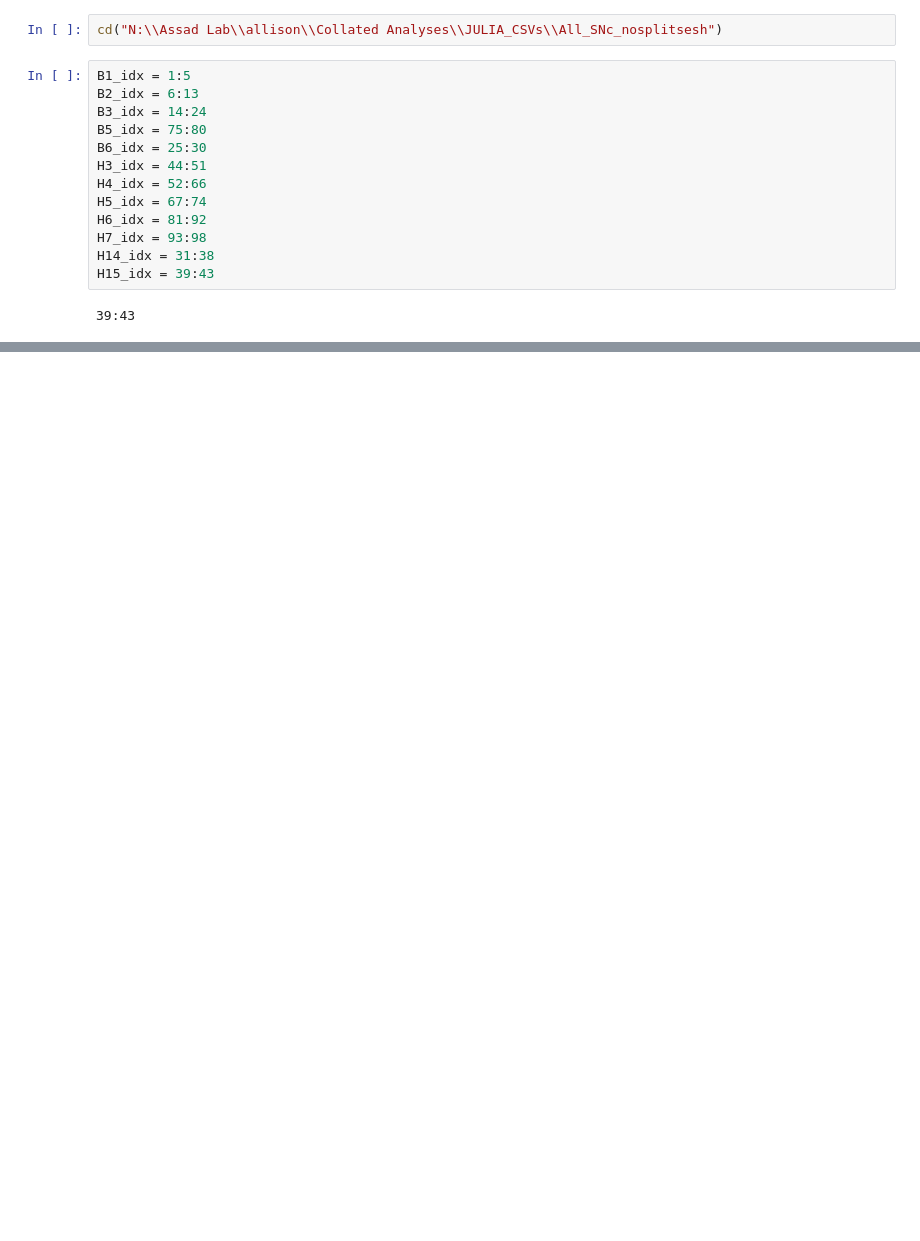
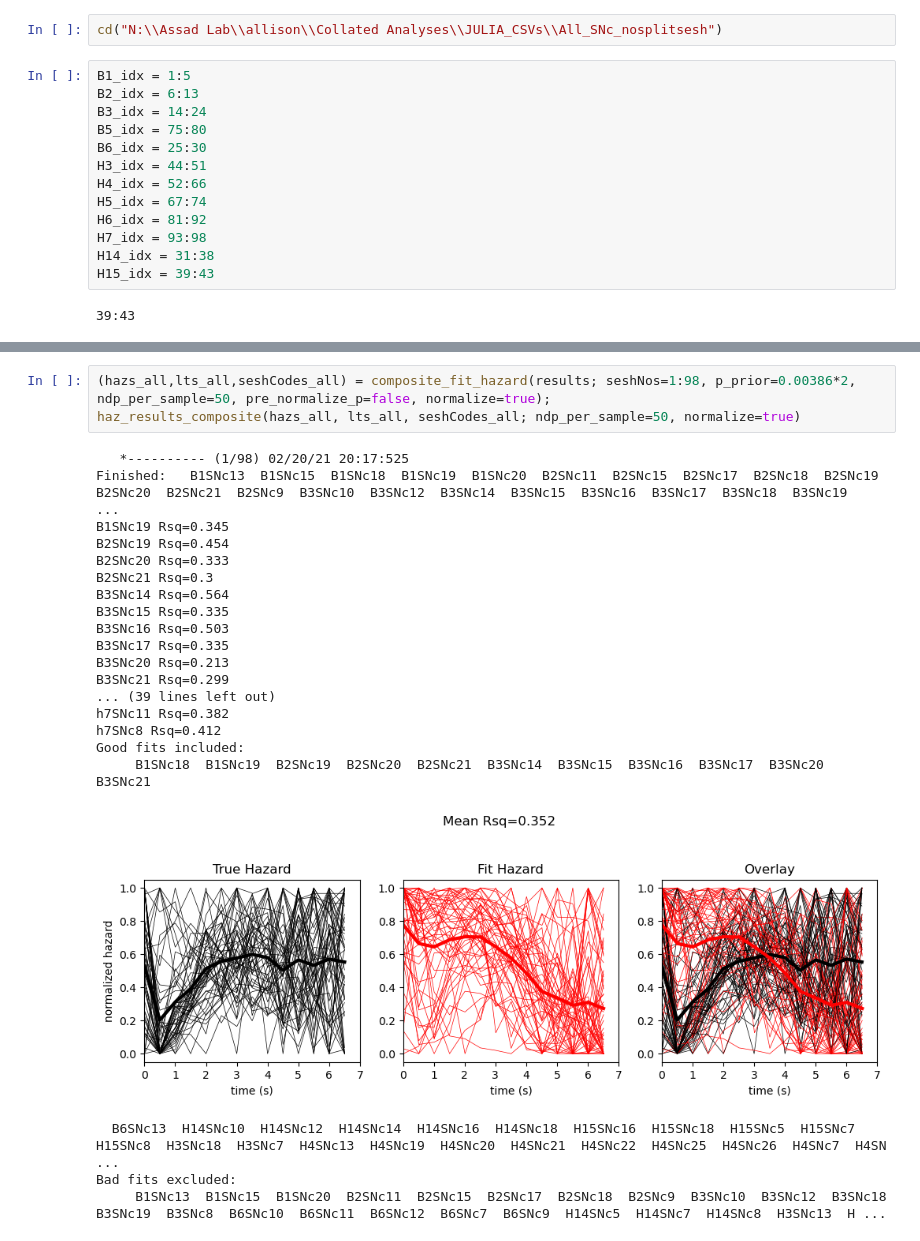
Before and after one commit to harvardschoolofmouse/HSOManalysisPackages, a Jupyter notebook: JuliaLanguage_Hierarchical_Models/2021-2-20 fulllogit and hazard Rig1.ipynb, the cells around one changed output, grey strips where cells are left out. Cells and saved outputs as stored; diff of their text form; blank space fills up the shorter version.

```diff
--- a/JuliaLanguage_Hierarchical_Models/2021-2-20 fulllogit and hazard Rig1.ipynb
+++ b/JuliaLanguage_Hierarchical_Models/2021-2-20 fulllogit and hazard Rig1.ipynb
@@ -51,0 +291,25 @@ Processing B1_SNc_13...(2021-02-20_1610)
+# %%
+(hazs_all,lts_all,seshCodes_all) = composite_fit_hazard(results; seshNos=1:98, p_prior=0.00386*2, ndp_per_sample=50, pre_normalize_p=false, normalize=true);
+haz_results_composite(hazs_all, lts_all, seshCodes_all; ndp_per_sample=50, normalize=true)
+# %% [output]
+   *---------- (1/98) 02/20/21 20:17:525
+Finished:   B1SNc13  B1SNc15  B1SNc18  B1SNc19  B1SNc20  B2SNc11  B2SNc15  B2SNc17  B2SNc18  B2SNc19  B2SNc20  B2SNc21  B2SNc9  B3SNc10  B3SNc12  B3SNc14  B3SNc15  B3SNc16  B3SNc17  B3SNc18  B3SNc19   ...
+B1SNc19 Rsq=0.345
+B2SNc19 Rsq=0.454
+B2SNc20 Rsq=0.333
+B2SNc21 Rsq=0.3
+B3SNc14 Rsq=0.564
+B3SNc15 Rsq=0.335
+B3SNc16 Rsq=0.503
+B3SNc17 Rsq=0.335
+B3SNc20 Rsq=0.213
+B3SNc21 Rsq=0.299
+... (39 lines left out)
+h7SNc11 Rsq=0.382
+h7SNc8 Rsq=0.412
+Good fits included:
+     B1SNc18  B1SNc19  B2SNc19  B2SNc20  B2SNc21  B3SNc14  B3SNc15  B3SNc16  B3SNc17  B3SNc20  B3SNc21
+[figure, added]
+  B6SNc13  H14SNc10  H14SNc12  H14SNc14  H14SNc16  H14SNc18  H15SNc16  H15SNc18  H15SNc5  H15SNc7  H15SNc8  H3SNc18  H3SNc7  H4SNc13  H4SNc19  H4SNc20  H4SNc21  H4SNc22  H4SNc25  H4SNc26  H4SNc7  H4SN ...
+Bad fits excluded:
+     B1SNc13  B1SNc15  B1SNc20  B2SNc11  B2SNc15  B2SNc17  B2SNc18  B2SNc9  B3SNc10  B3SNc12  B3SNc18  B3SNc19  B3SNc8  B6SNc10  B6SNc11  B6SNc12  B6SNc7  B6SNc9  H14SNc5  H14SNc7  H14SNc8  H3SNc13  H ...
```
Also changed, not shown: parts of 23 cells of this notebook, 3 other files.
